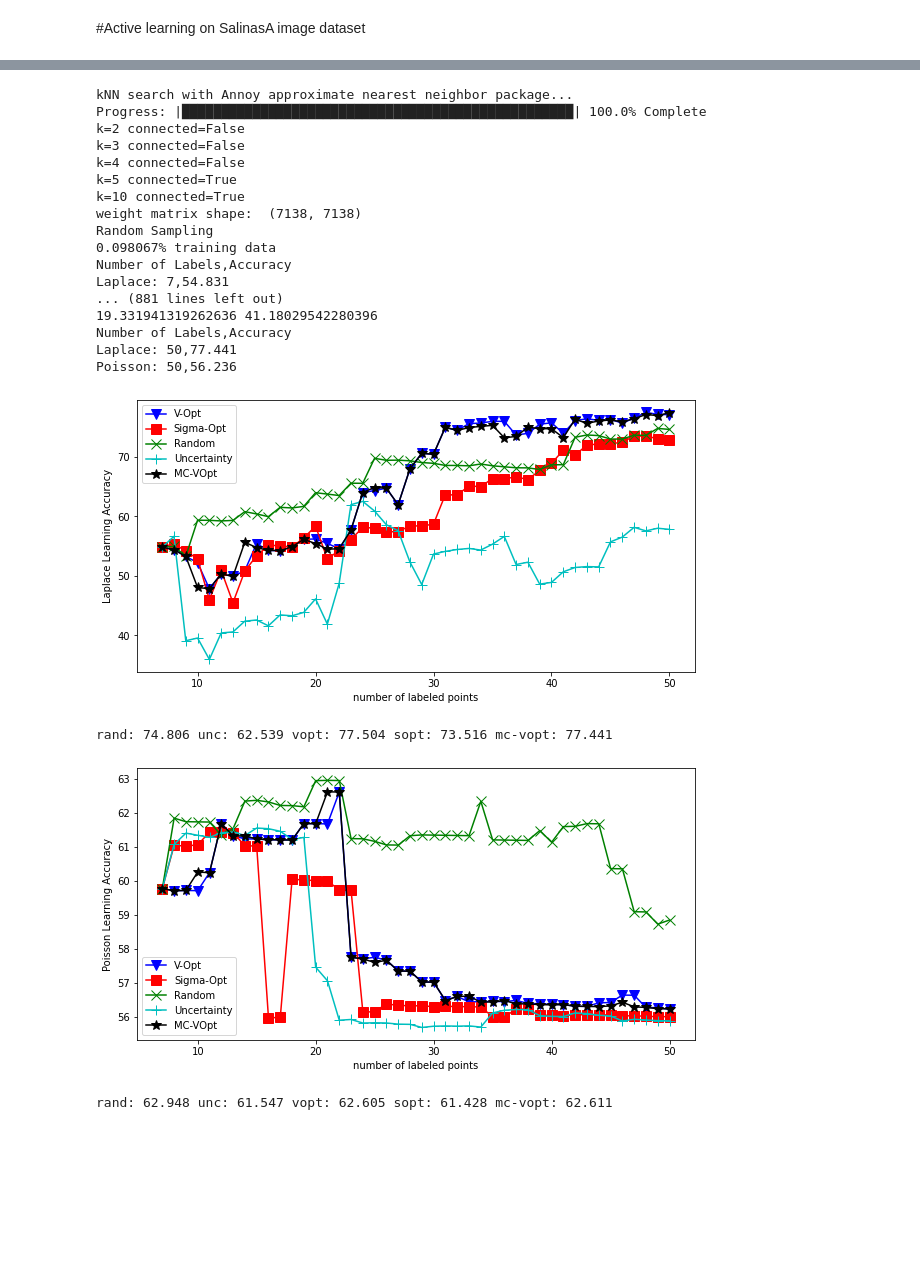
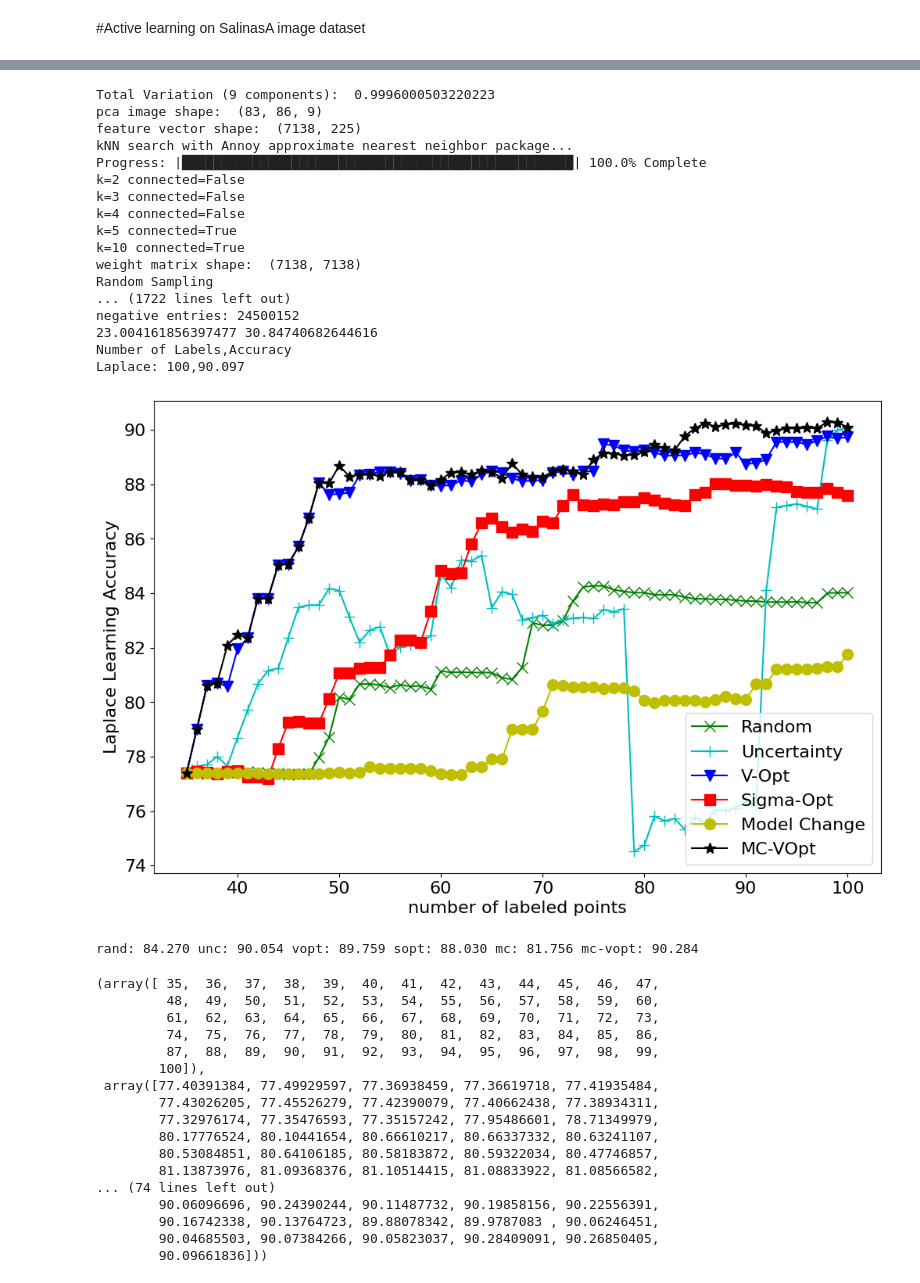
Before and after one commit to jasonmsetiadi/UCLA-CAM-REU, a Jupyter notebook: Active Learning/SalinasA_Active_Learning.ipynb, the cells around one changed output, grey strips where cells are left out. Cells and saved outputs as stored; diff of their text form; code cells hidden in the pictures; blank space fills up the shorter version.

```diff
--- a/Active Learning/SalinasA_Active_Learning.ipynb
+++ b/Active Learning/SalinasA_Active_Learning.ipynb
@@ -733,34 +744,43 @@ rand: 49.909 unc: 47.013 vopt: 46.768 sopt: 47.013 mc-vopt: 46.768
-# %%
-#5. PCA-NLM-VAE
-M = np.load('SalinasA_pca_nlm_vae.npz')
-data = M['data']
-W = weight_matrix(data)
-num_train, random_laplace, random_poisson = random_simulation(W, labels, 1, 50)
-_, unc_laplace, unc_poisson = uncertainty_simulation(W, labels, 1, 50)
-_, vopt_laplace, vopt_poisson = vopt_simulation(W, labels, 1, 50)
-_, sigmaopt_laplace, sigmaopt_poisson = sigmaopt_simulation(W, labels, 1, 50)
-_, mc_vopt_laplace, mc_vopt_poisson = mc_vopt_simulation(W, labels, 1, 50)
-lineplot(num_train, random_laplace, unc_laplace, vopt_laplace, sigmaopt_laplace, mc_vopt_laplace, 'Laplace', filename='PCA-NLM-VAE_Laplace')
-lineplot(num_train, random_poisson, unc_poisson, vopt_poisson, sigmaopt_poisson, mc_vopt_poisson, 'Poisson', filename='PCA-NLM-VAE_Poisson')
-# %% [output]
-kNN search with Annoy approximate nearest neighbor package...
-Progress: |██████████████████████████████████████████████████| 100.0% Complete
-k=2 connected=False
-k=3 connected=False
-k=4 connected=False
-k=5 connected=True
-k=10 connected=True
-weight matrix shape:  (7138, 7138)
-Random Sampling
-0.098067% training data
-Number of Labels,Accuracy
-Laplace: 7,54.831
-... (881 lines left out)
-19.331941319262636 41.18029542280396
-Number of Labels,Accuracy
-Laplace: 50,77.441
-Poisson: 50,56.236
-[figure, removed]
-rand: 74.806 unc: 62.539 vopt: 77.504 sopt: 73.516 mc-vopt: 77.441
-[figure, removed]
-rand: 62.948 unc: 61.547 vopt: 62.605 sopt: 61.428 mc-vopt: 62.611
+# %%
+#3. PCA-Nonlocalmeans
+pca_image = PCA(image)
+F = non_local_means(pca_image, 2)
+W = weight_matrix(F)
+active_learning_simulation(W, labels, 5, 100, 'Laplace', 'sequential')
+# %% [output]
+Total Variation (9 components):  0.9996000503220223
+pca image shape:  (83, 86, 9)
+feature vector shape:  (7138, 225)
+kNN search with Annoy approximate nearest neighbor package...
+Progress: |██████████████████████████████████████████████████| 100.0% Complete
+k=2 connected=False
+k=3 connected=False
+k=4 connected=False
+k=5 connected=True
+k=10 connected=True
+weight matrix shape:  (7138, 7138)
+Random Sampling
+... (1722 lines left out)
+negative entries: 24500152
+23.004161856397477 30.84740682644616
+Number of Labels,Accuracy
+Laplace: 100,90.097
+[figure, added]
+rand: 84.270 unc: 90.054 vopt: 89.759 sopt: 88.030 mc: 81.756 mc-vopt: 90.284
+(array([ 35,  36,  37,  38,  39,  40,  41,  42,  43,  44,  45,  46,  47,
+         48,  49,  50,  51,  52,  53,  54,  55,  56,  57,  58,  59,  60,
+         61,  62,  63,  64,  65,  66,  67,  68,  69,  70,  71,  72,  73,
+         74,  75,  76,  77,  78,  79,  80,  81,  82,  83,  84,  85,  86,
+         87,  88,  89,  90,  91,  92,  93,  94,  95,  96,  97,  98,  99,
+        100]),
+ array([77.40391384, 77.49929597, 77.36938459, 77.36619718, 77.41935484,
+        77.43026205, 77.45526279, 77.42390079, 77.40662438, 77.38934311,
+        77.32976174, 77.35476593, 77.35157242, 77.95486601, 78.71349979,
+        80.17776524, 80.10441654, 80.66610217, 80.66337332, 80.63241107,
+        80.53084851, 80.64106185, 80.58183872, 80.59322034, 80.47746857,
+        81.13873976, 81.09368376, 81.10514415, 81.08833922, 81.08566582,
+... (74 lines left out)
+        90.06096696, 90.24390244, 90.11487732, 90.19858156, 90.22556391,
+        90.16742338, 90.13764723, 89.88078342, 89.9787083 , 90.06246451,
+        90.04685503, 90.07384266, 90.05823037, 90.28409091, 90.26850405,
+        90.09661836]))
```
Also changed, not shown: parts of 20 cells of this notebook, 53 other files.
